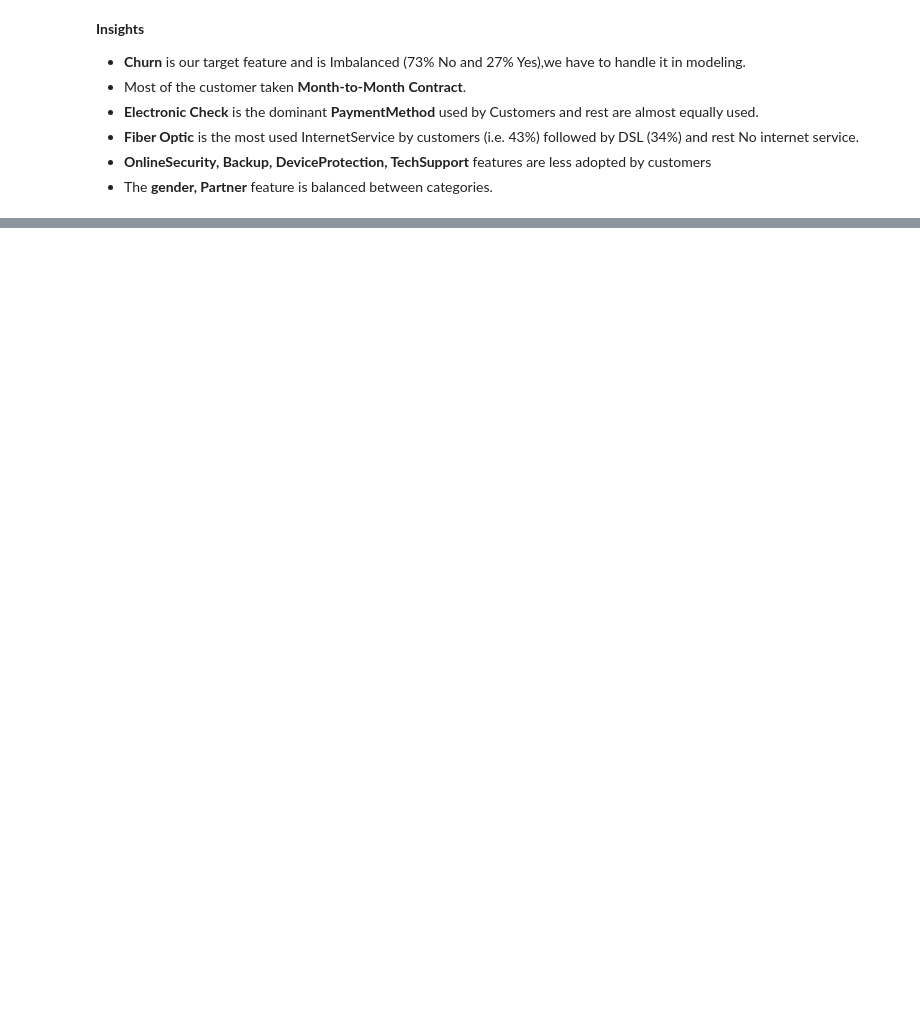
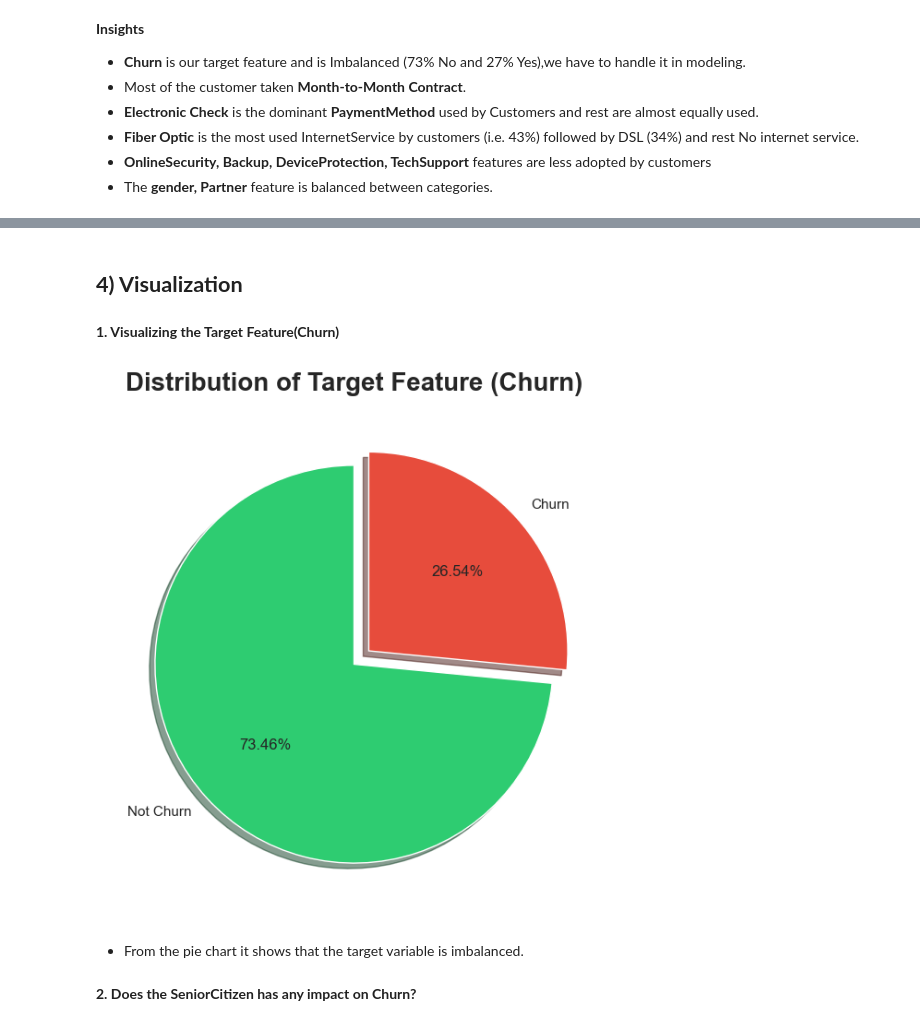
Before and after one commit to vivek-3369/end-to-end-customer-churn-prediction-project, a Jupyter notebook: notebooks/EDA.ipynb, the cells around one changed output, grey strips where cells are left out. Saved outputs shown, nothing was run; the diff lists cells and outputs as text; code cells hidden in the pictures; blank space fills up the shorter version.

```diff
--- a/notebooks/EDA.ipynb
+++ b/notebooks/EDA.ipynb
@@ -247,0 +366,18 @@ plt.savefig("plots/univariate_categorical.png")
+# %% [markdown]
+## **4) Visualization**
+# %% [markdown]
+**1. Visualizing the Target Feature(Churn)**
+# %%
+values = (data["Churn"].value_counts(normalize=True) * 100).values
+
+plt.figure(figsize=(14,7))
+plt.title("Distribution of Target Feature (Churn)", weight="bold",fontsize=20, pad=20)
+plt.pie(values, labels=["Not Churn", "Churn"], colors = ['#2ecc71', '#e74c3c'], autopct="%1.2f%%",
+        startangle=90, explode=(0, 0.1), shadow=True)
+plt.show()
+# %% [output]
+[figure, added]
+# %% [markdown]
+- From the pie chart it shows that the target variable is imbalanced.
+# %% [markdown]
+**2. Does the SeniorCitizen has any impact on Churn?**
```
Also changed, not shown: parts of 73 cells of this notebook, 5 other files.
